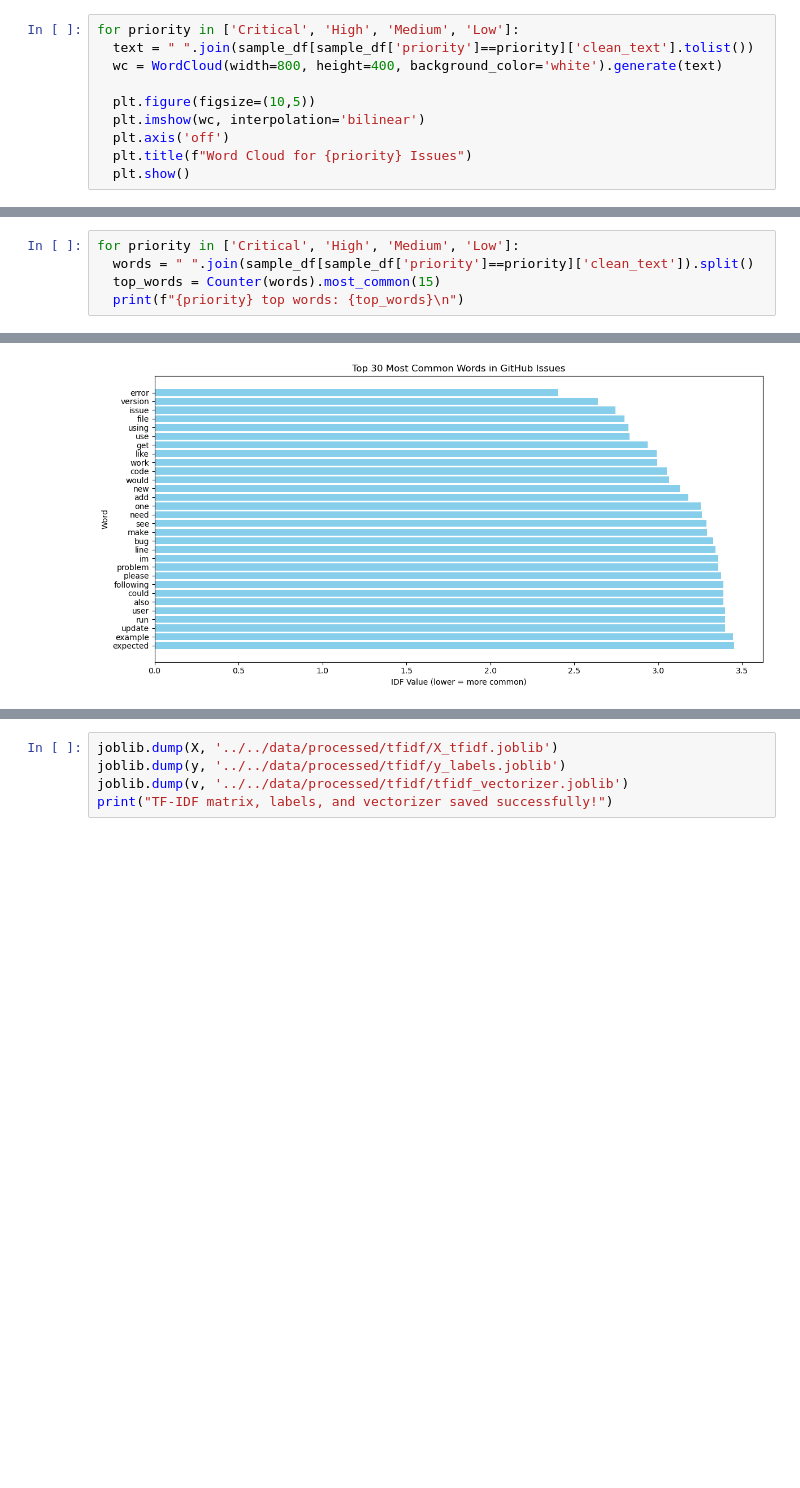
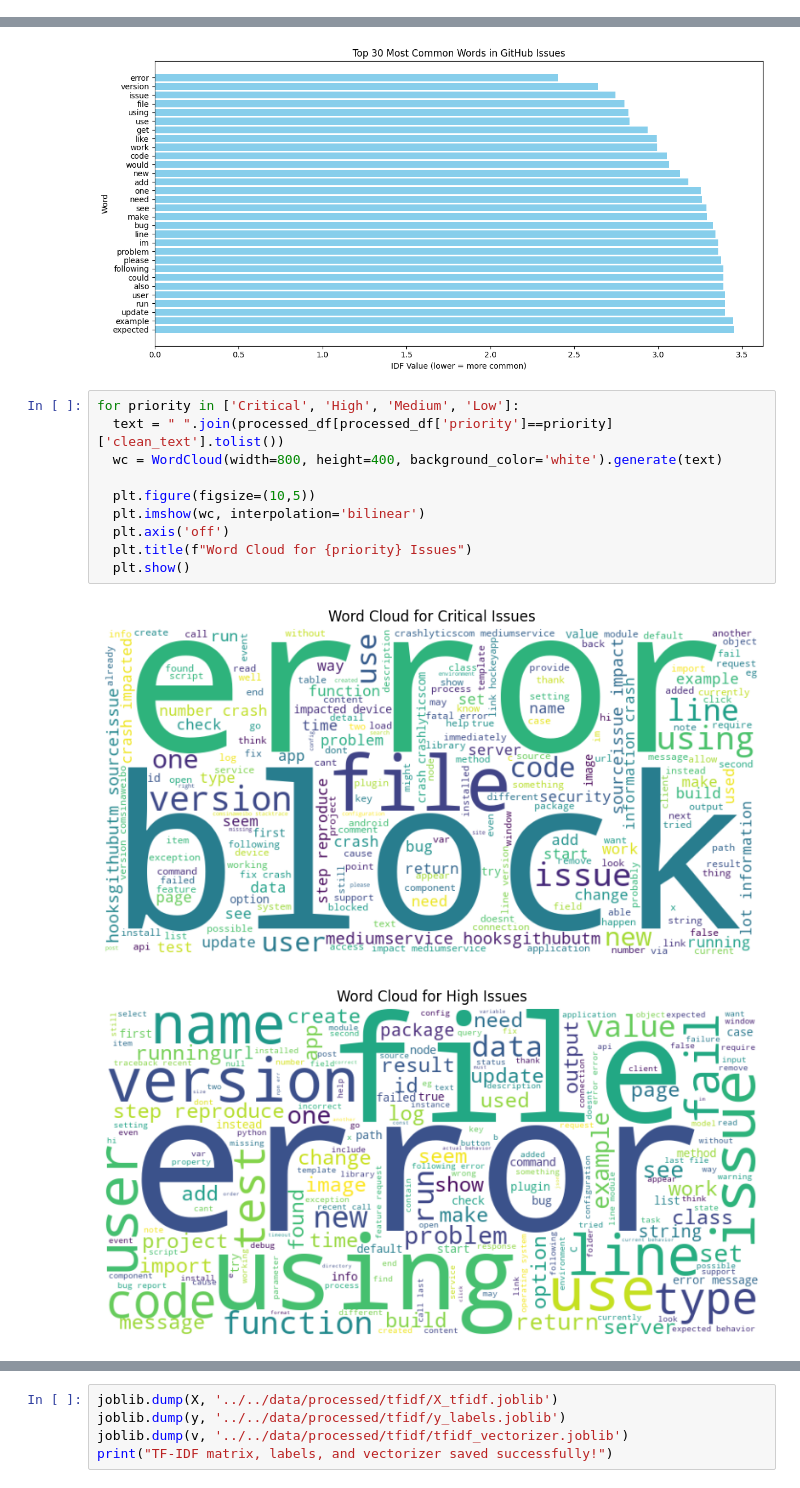
Before and after one commit to erenceh/ml-bug-prediction, a Jupyter notebook: ml/notebooks/01_Exploration_Data_Analysis.ipynb, the cells around one changed output, grey strips where cells are left out. Drawn from its saved outputs; the diff is of its cells as text; blank space fills up the shorter version.

Commit message:
Fix bugs and add data visualization

```diff
--- a/ml/notebooks/01_Exploration_Data_Analysis.ipynb
+++ b/ml/notebooks/01_Exploration_Data_Analysis.ipynb
@@ -294,10 +292,0 @@ sample_df = processed_df.dropna(subset=['priority']).sample(n=5000, random_state
-# %%
-for priority in ['Critical', 'High', 'Medium', 'Low']:
-  text = " ".join(sample_df[sample_df['priority']==priority]['clean_text'].tolist())
-  wc = WordCloud(width=800, height=400, background_color='white').generate(text)
-
-  plt.figure(figsize=(10,5))
-  plt.imshow(wc, interpolation='bilinear')
-  plt.axis('off')
-  plt.title(f"Word Cloud for {priority} Issues")
-  plt.show()
@@ -309,5 +292,0 @@ for priority in ['Critical', 'High', 'Medium', 'Low']:
-# %%
-for priority in ['Critical', 'High', 'Medium', 'Low']:
-  words = " ".join(sample_df[sample_df['priority']==priority]['clean_text']).split()
-  top_words = Counter(words).most_common(15)
-  print(f"{priority} top words: {top_words}\n")
@@ -400,3 +388,16 @@ plt.tight_layout()
 plt.show()
 # %% [output]
 [figure]
+# %%
+for priority in ['Critical', 'High', 'Medium', 'Low']:
+  text = " ".join(processed_df[processed_df['priority']==priority]['clean_text'].tolist())
+  wc = WordCloud(width=800, height=400, background_color='white').generate(text)
+
+  plt.figure(figsize=(10,5))
+  plt.imshow(wc, interpolation='bilinear')
+  plt.axis('off')
+  plt.title(f"Word Cloud for {priority} Issues")
+  plt.show()
+# %% [output]
+[figure, new version]
+[figure, new version]
```
Also changed, not shown: parts of 17 cells of this notebook, 2 other files.
